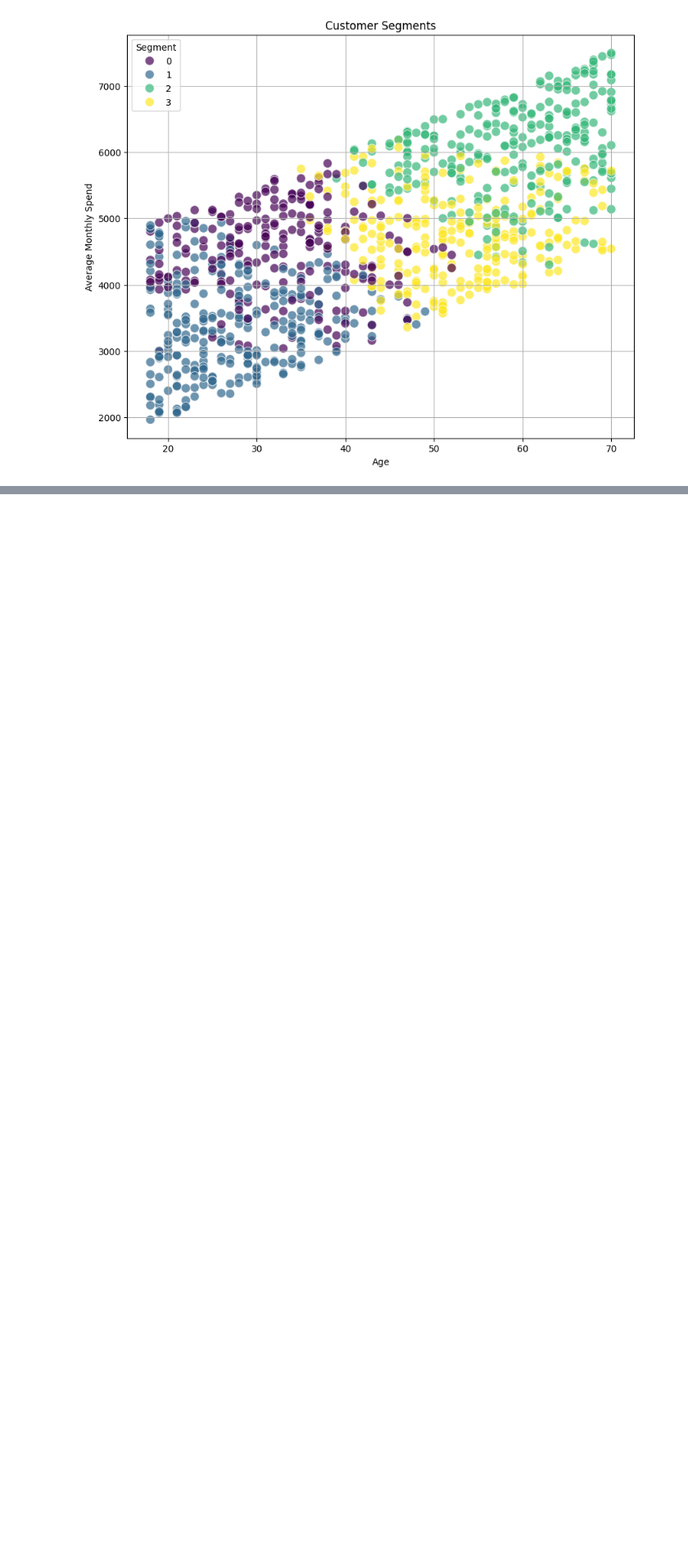
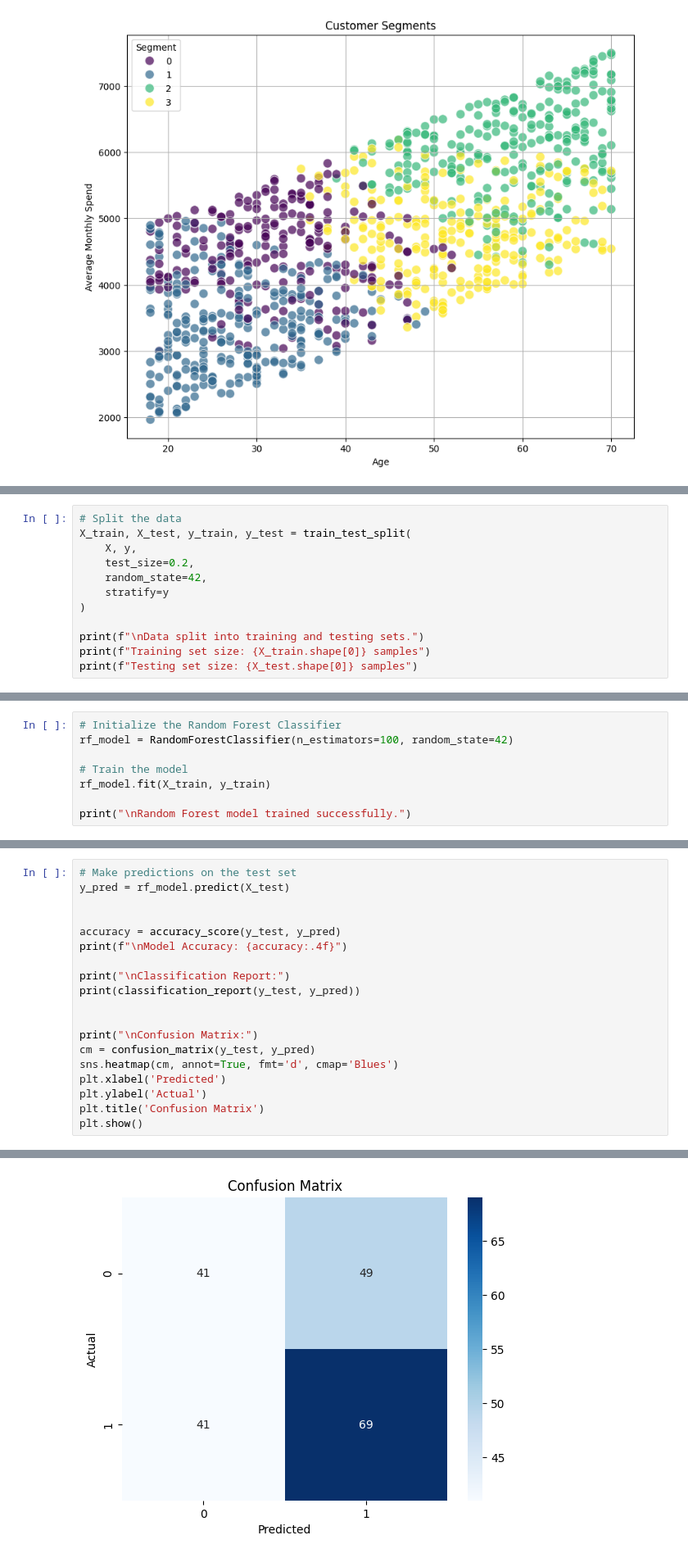
Before and after one commit to Mithunraj-M/veriszon-hackathon, a Jupyter notebook: notebooks/customer_segmentation_Kmeans.ipynb, the cells around one changed output, grey strips where cells are left out. Shown: that part at 82% size. Saved outputs shown, nothing was run; the diff lists cells and outputs as text; blank space fills up the shorter version.

```diff
--- a/notebooks/customer_segmentation_Kmeans.ipynb
+++ b/notebooks/customer_segmentation_Kmeans.ipynb
@@ -113,0 +155,12 @@ segment
+# %%
+# Split the data
+X_train, X_test, y_train, y_test = train_test_split(
+    X, y,
+    test_size=0.2,
+    random_state=42,
+    stratify=y
+)
+
+print(f"\nData split into training and testing sets.")
+print(f"Training set size: {X_train.shape[0]} samples")
+print(f"Testing set size: {X_test.shape[0]} samples")
@@ -113,0 +171,8 @@ segment
+# %%
+# Initialize the Random Forest Classifier
+rf_model = RandomForestClassifier(n_estimators=100, random_state=42)
+
+# Train the model
+rf_model.fit(X_train, y_train)
+
+print("\nRandom Forest model trained successfully.")
@@ -113,0 +181,20 @@ segment
+# %%
+# Make predictions on the test set
+y_pred = rf_model.predict(X_test)
+
+
+accuracy = accuracy_score(y_test, y_pred)
+print(f"\nModel Accuracy: {accuracy:.4f}")
+
+print("\nClassification Report:")
+print(classification_report(y_test, y_pred))
+
+
+print("\nConfusion Matrix:")
+cm = confusion_matrix(y_test, y_pred)
+sns.heatmap(cm, annot=True, fmt='d', cmap='Blues')
+plt.xlabel('Predicted')
+plt.ylabel('Actual')
+plt.title('Confusion Matrix')
+plt.show()
+# %% [output]
@@ -113,0 +215 @@ segment
+[figure, added]
```
Also changed, not shown: parts of 6 cells of this notebook, 4 other files.
